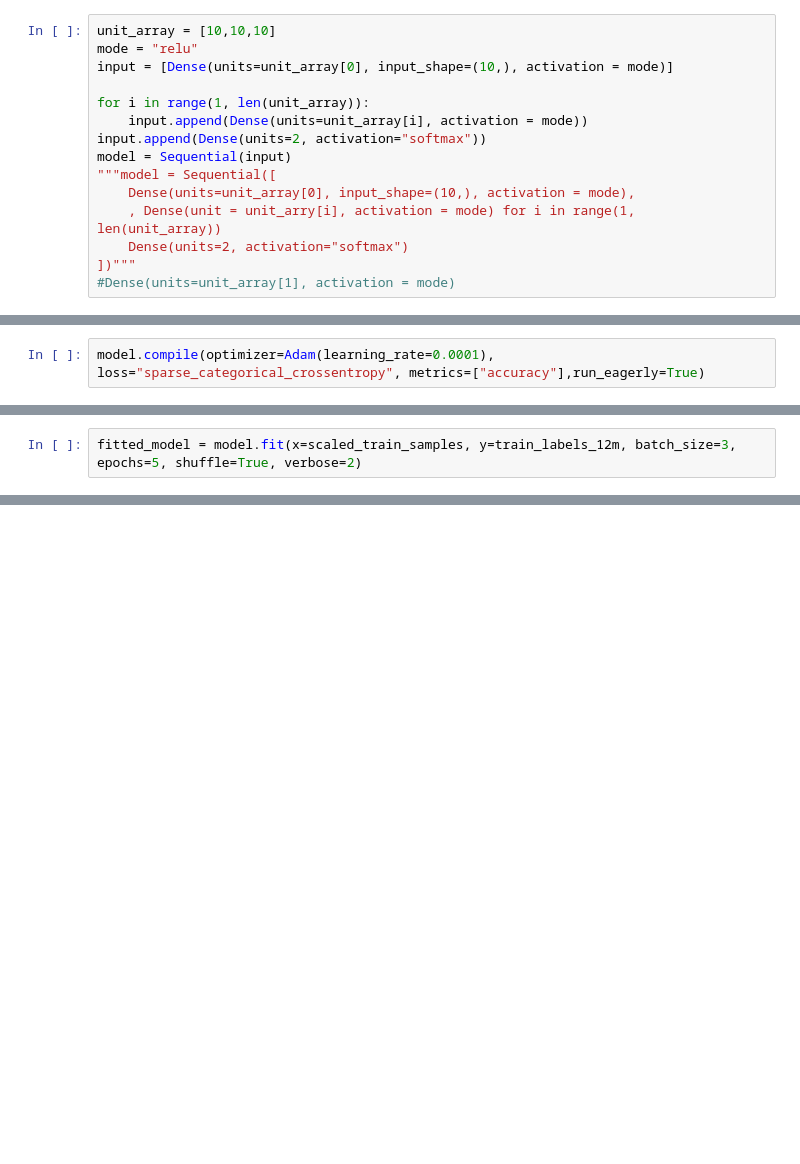
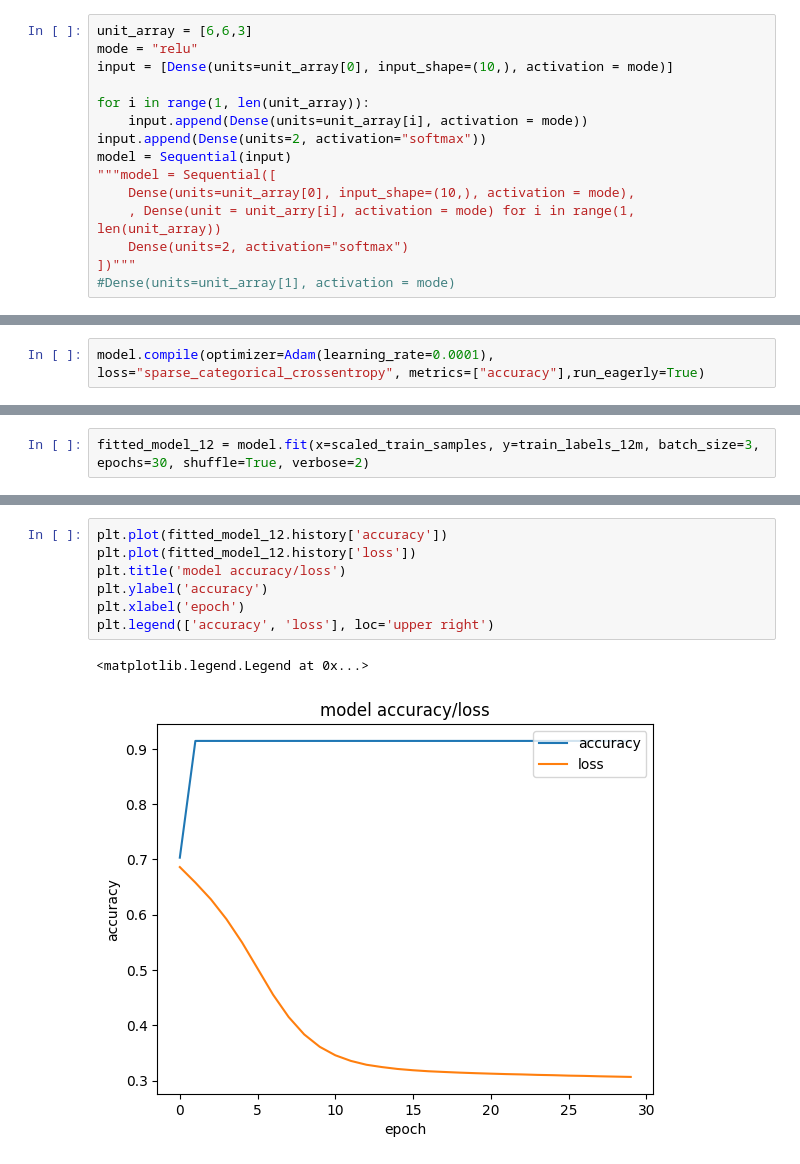
Before and after one commit to TheApocalypseCow/ML-final-project, a Jupyter notebook: scripts/nn_python.ipynb, the cells around one changed output, grey strips where cells are left out. Cells and saved outputs as stored; diff of their text form; blank space fills up the shorter version.

```diff
--- a/scripts/nn_python.ipynb
+++ b/scripts/nn_python.ipynb
@@ -69,5 +60,5 @@ Num GPUs Availible:  0
 # %%
-unit_array = [10,10,10]
+unit_array = [6,6,3]
 mode = "relu"
 input = [Dense(units=unit_array[0], input_shape=(10,), activation = mode)]
 
@@ -110,3 +103,3 @@ model.compile(optimizer=Adam(learning_rate=0.0001), loss="sparse_categorical_cro
 # %%
-fitted_model = model.fit(x=scaled_train_samples, y=train_labels_12m, batch_size=3, epochs=5, shuffle=True, verbose=2)
+fitted_model_12 = model.fit(x=scaled_train_samples, y=train_labels_12m, batch_size=3, epochs=30, shuffle=True, verbose=2)
 # %% [output]
@@ -123,3 +151,13 @@ Epoch 5/5
+# %%
+plt.plot(fitted_model_12.history['accuracy'])
+plt.plot(fitted_model_12.history['loss'])
+plt.title('model accuracy/loss')
+plt.ylabel('accuracy')
+plt.xlabel('epoch')
+plt.legend(['accuracy', 'loss'], loc='upper right')
+# %% [output]
+<matplotlib.legend.Legend at 0x...>
+[figure, added]
 # %%
 from sklearn.model_selection import StratifiedKFold, KFold, cross_val_score
 from tensorflow.estimator import DNNClassifier
```
Also changed, not shown: parts of 12 cells of this notebook, 2 other files.
